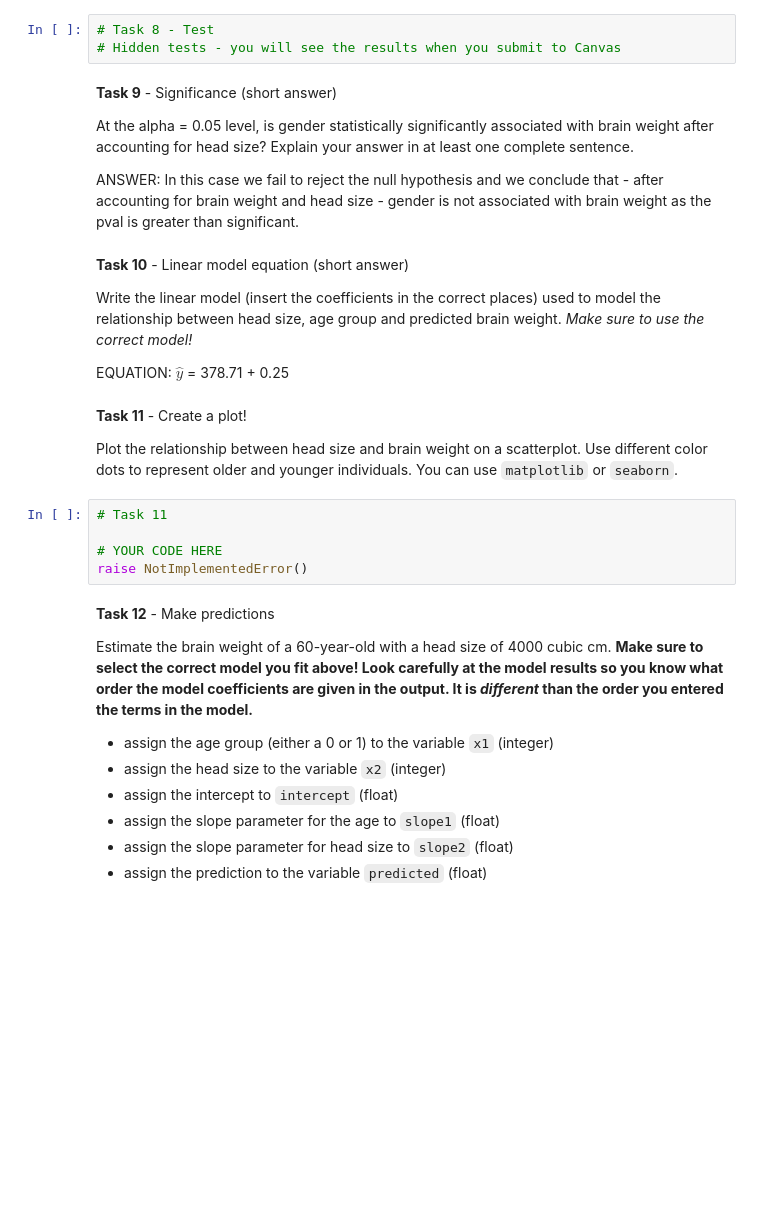
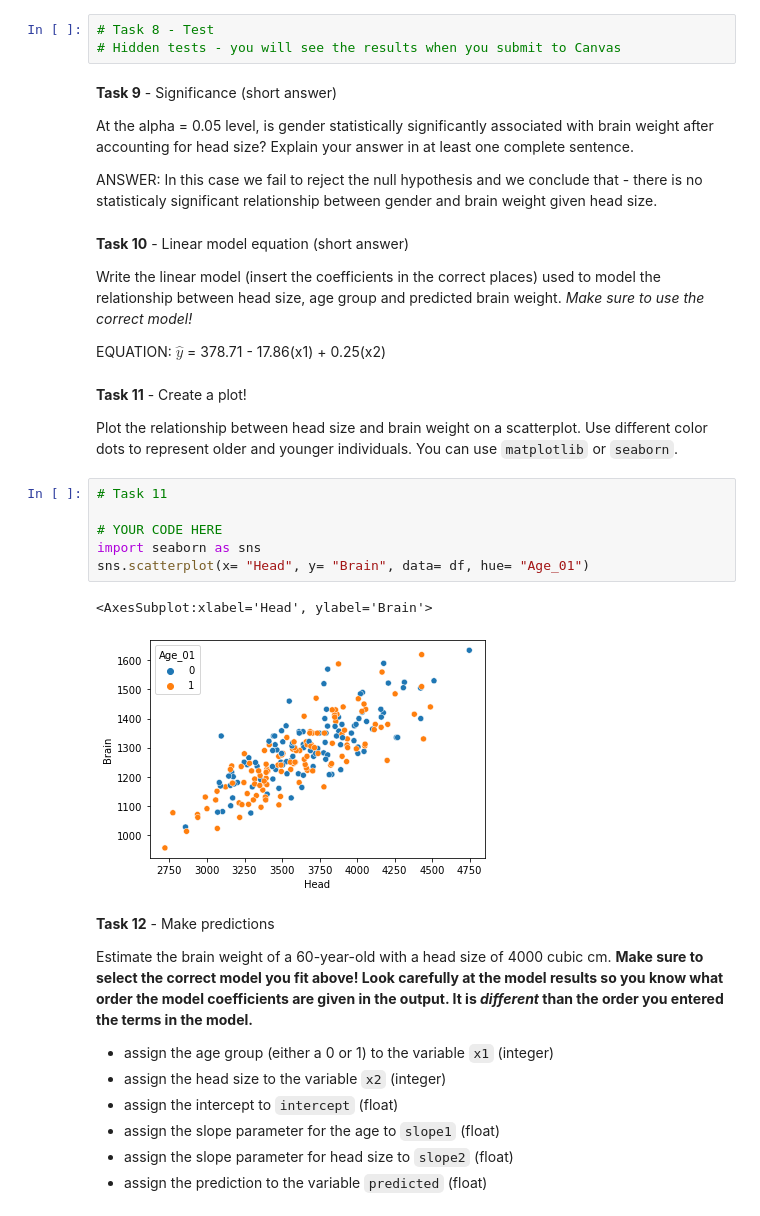
Before and after one commit to UARKHAWG/DS-Unit-1-Sprint-3-Linear-Algebra, a Jupyter notebook: module2-multiple-regression/DS_132_Multiple_Regression_Assignment_AG.ipynb, the cells around one changed output. Drawn from its saved outputs; the diff is of its cells as text; blank space fills up the shorter version.

Commit message:
Completed Tasks

```diff
--- a/module2-multiple-regression/DS_132_Multiple_Regression_Assignment_AG.ipynb
+++ b/module2-multiple-regression/DS_132_Multiple_Regression_Assignment_AG.ipynb
@@ -308,22 +308,26 @@ strong multicollinearity or other numerical problems.
 
 At the alpha = 0.05 level, is gender statistically significantly associated with brain weight after accounting for head size?  Explain your answer in at least one complete sentence.
 
-ANSWER: In this case we fail to reject the null hypothesis and we conclude that - after accounting for brain weight and head size - gender is not associated with brain weight as the pval is greater than significant.
+ANSWER: In this case we fail to reject the null hypothesis and we conclude that - there is no statisticaly significant relationship between gender and brain weight given head size.
 # %% [markdown]
 **Task 10** - Linear model equation (short answer)
 
 Write the linear model (insert the coefficients in the correct places) used to model the relationship between head size, age group and predicted brain weight. *Make sure to use the correct model!*
 
-EQUATION: $\hat{y}$ = 378.71 + 0.25
+EQUATION: $\hat{y}$ = 378.71 - 17.86(x1) + 0.25(x2)
 # %% [markdown]
 **Task 11** - Create a plot!
 
 Plot the relationship between head size and brain weight on a scatterplot. Use different color dots to represent older and younger individuals. You can use `matplotlib` or `seaborn`.
-# %%
-# Task 11
-
-# YOUR CODE HERE
-raise NotImplementedError()
+# %%
+# Task 11
+
+# YOUR CODE HERE
+import seaborn as sns
+sns.scatterplot(x= "Head", y= "Brain", data= df, hue= "Age_01")
+# %% [output]
+<AxesSubplot:xlabel='Head', ylabel='Brain'>
+[figure, added]
 # %% [markdown]
 **Task 12** - Make predictions
 
```
Also changed, not shown: parts of 10 cells of this notebook.
